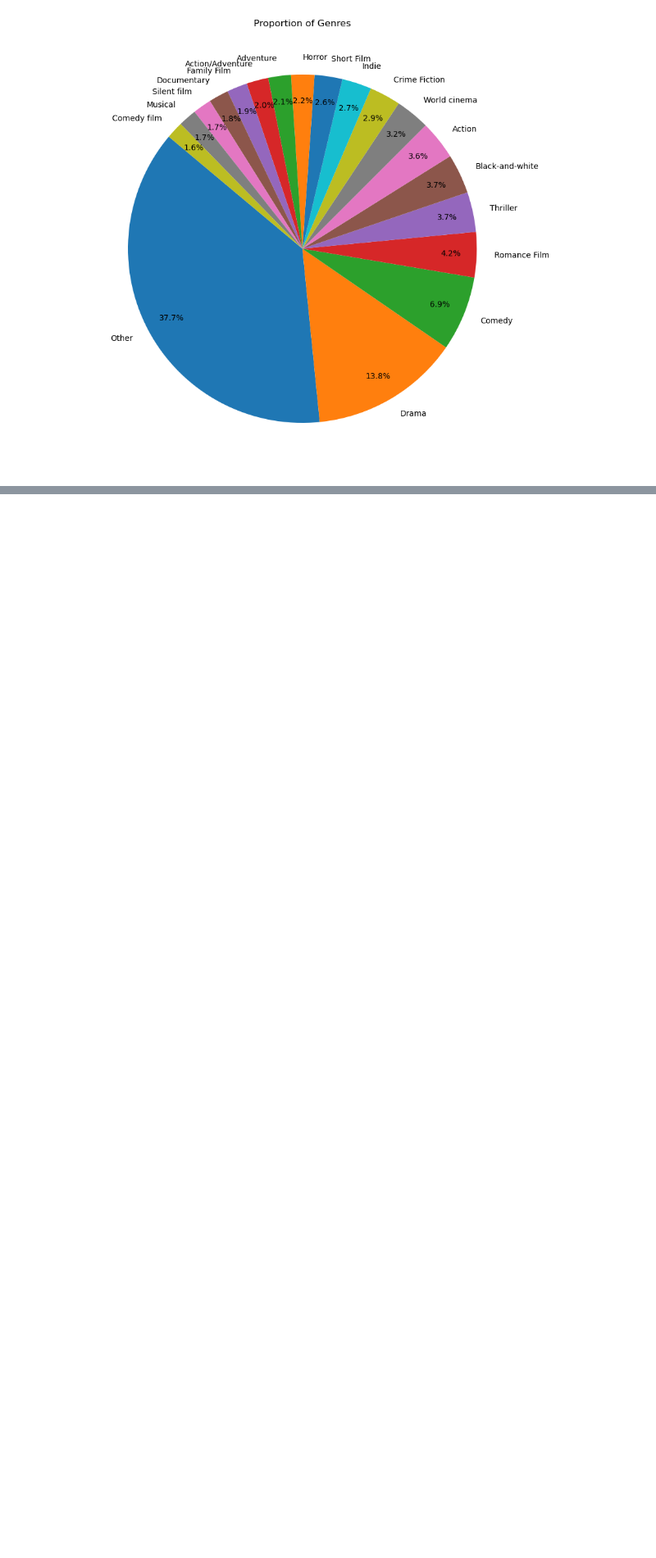
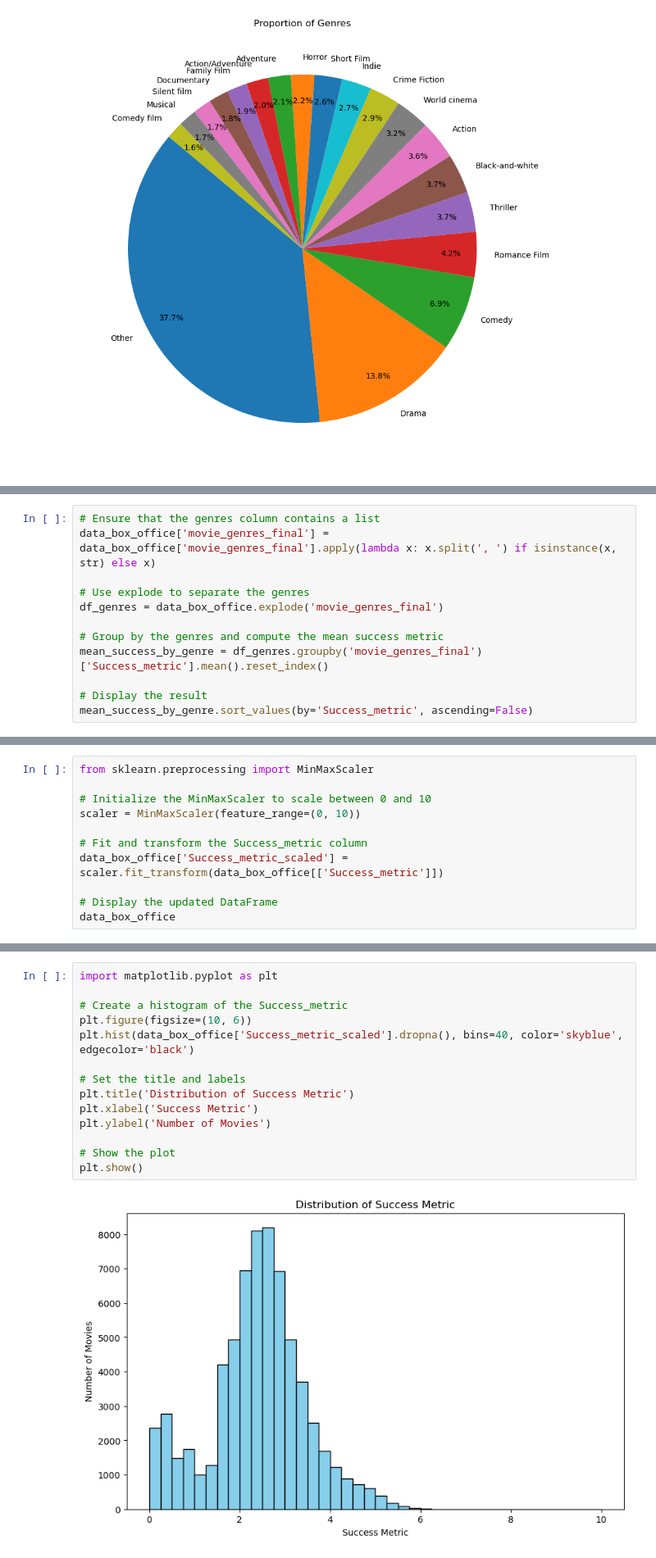
Before and after one commit to epfl-ada/ada-2024-project-gear5, a Jupyter notebook: data_exploration.ipynb, the cells around one changed output, grey strips where cells are left out. Shown: that part at 82% size. Cells and saved outputs as stored; diff of their text form; blank space fills up the shorter version.

```diff
--- a/data_exploration.ipynb
+++ b/data_exploration.ipynb
@@ -674,0 +1225,12 @@ plt.show()
+# %%
+# Ensure that the genres column contains a list
+data_box_office['movie_genres_final'] = data_box_office['movie_genres_final'].apply(lambda x: x.split(', ') if isinstance(x, str) else x)
+
+# Use explode to separate the genres
+df_genres = data_box_office.explode('movie_genres_final')
+
+# Group by the genres and compute the mean success metric
+mean_success_by_genre = df_genres.groupby('movie_genres_final')['Success_metric'].mean().reset_index()
+
+# Display the result
+mean_success_by_genre.sort_values(by='Success_metric', ascending=False)
@@ -674,0 +1256,11 @@ plt.show()
+# %%
+from sklearn.preprocessing import MinMaxScaler
+
+# Initialize the MinMaxScaler to scale between 0 and 10
+scaler = MinMaxScaler(feature_range=(0, 10))
+
+# Fit and transform the Success_metric column
+data_box_office['Success_metric_scaled'] = scaler.fit_transform(data_box_office[['Success_metric']])
+
+# Display the updated DataFrame
+data_box_office
@@ -674,0 +1286,16 @@ plt.show()
+# %%
+import matplotlib.pyplot as plt
+
+# Create a histogram of the Success_metric
+plt.figure(figsize=(10, 6))
+plt.hist(data_box_office['Success_metric_scaled'].dropna(), bins=40, color='skyblue', edgecolor='black')
+
+# Set the title and labels
+plt.title('Distribution of Success Metric')
+plt.xlabel('Success Metric')
+plt.ylabel('Number of Movies')
+
+# Show the plot
+plt.show()
+# %% [output]
+[figure, added]
```
Also changed, not shown: parts of 44 cells of this notebook.
